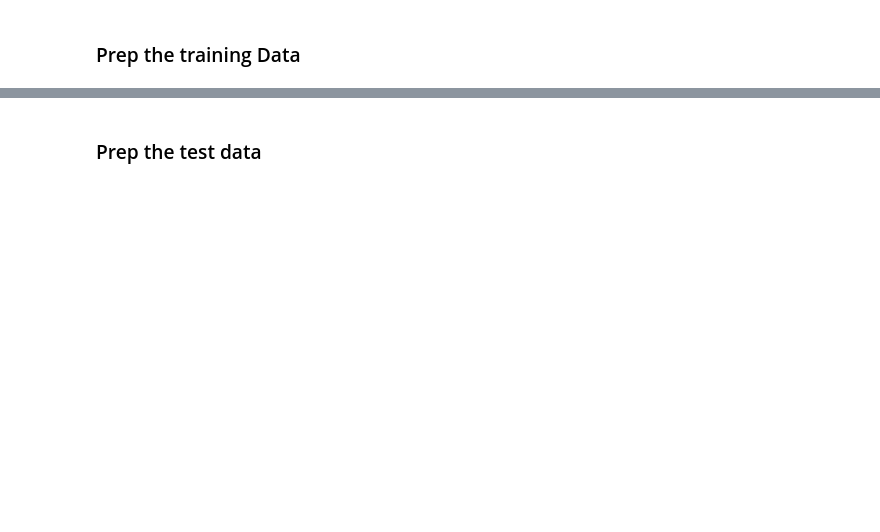
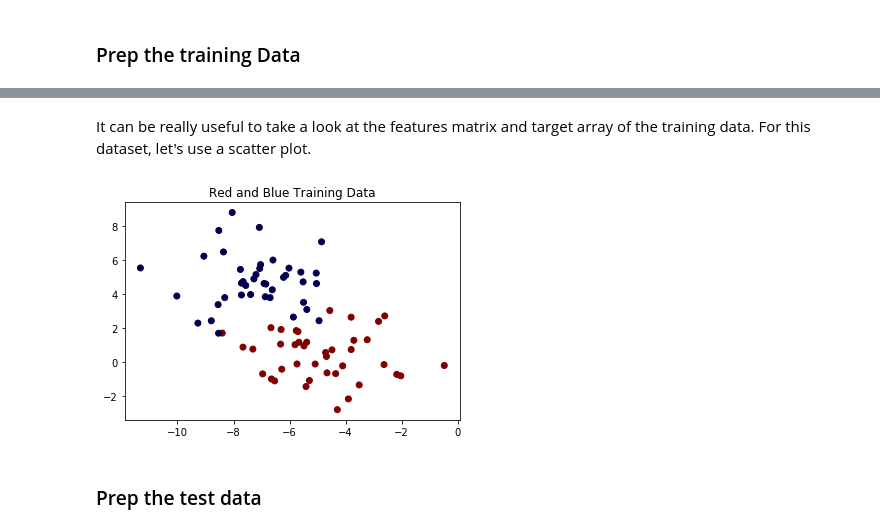
Before and after one commit to chalmerlowe/machine_learning, a Jupyter notebook: 02_naive_bayes/02_naive_bayes.ipynb, the cells around one changed output, grey strips where cells are left out. Cells and saved outputs as stored; diff of their text form; code cells hidden in the pictures; blank space fills up the shorter version.

```diff
--- a/02_naive_bayes/02_naive_bayes.ipynb
+++ b/02_naive_bayes/02_naive_bayes.ipynb
@@ -47,5 +83,13 @@ category = df['category']
 # %%
-plt.scatter(df['x'], df['y'], c=df['category'],
-            cmap='seismic');
+X_train = df[['x', 'y']]
+y_train = df['category']
+# %% [markdown]
+It can be really useful to take a look at the features matrix and target array of the training data. For this dataset, let's use a scatter plot.
+# %%
+plt.scatter(X_train['x'], X_train['y'], c=y_train,
+            cmap='seismic')
+plt.title("Red and Blue Training Data");
+# %% [output]
+[figure, added]
 # %% [markdown]
 ### Prep the test data
```
Also changed, not shown: parts of 41 cells of this notebook.
